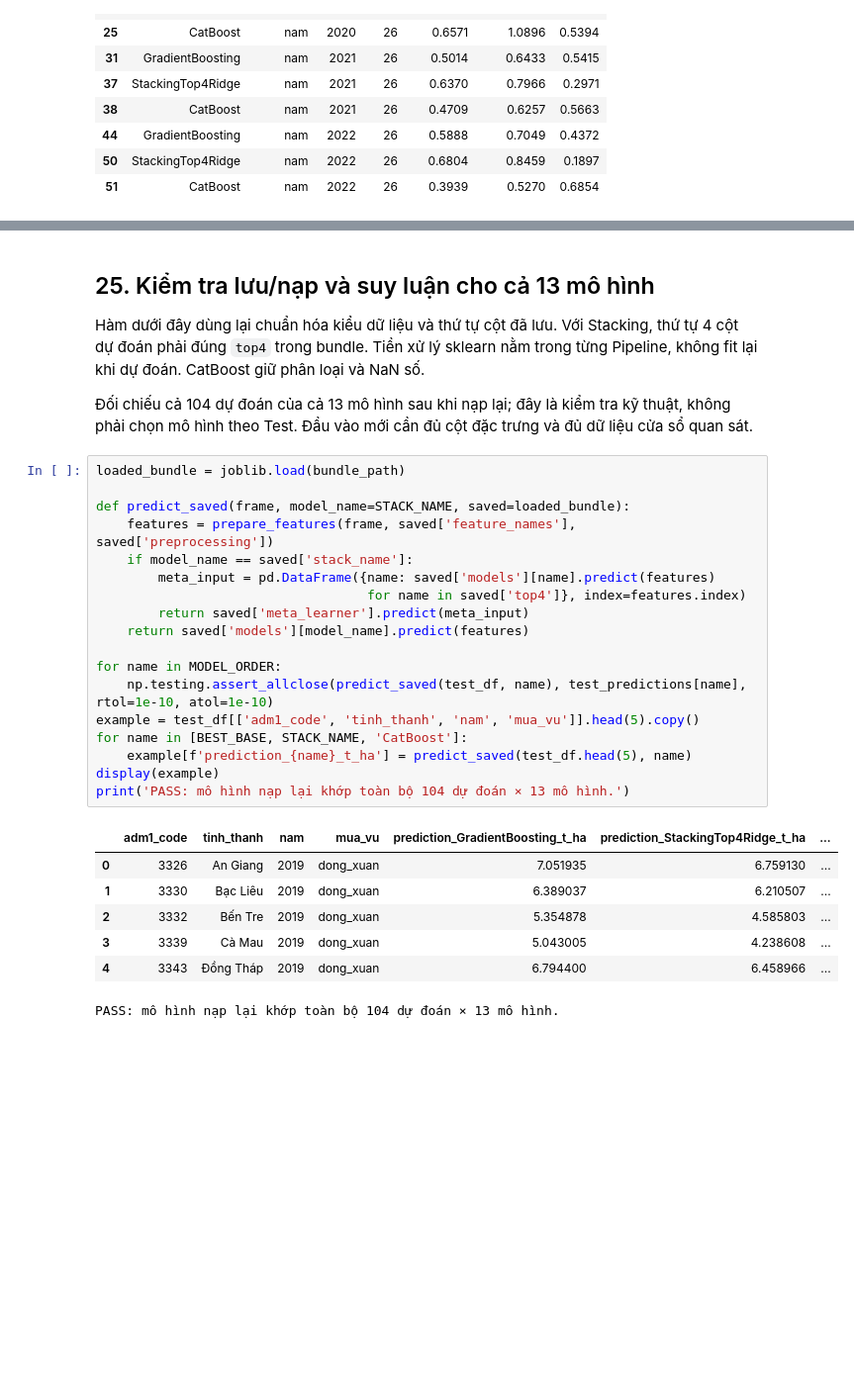
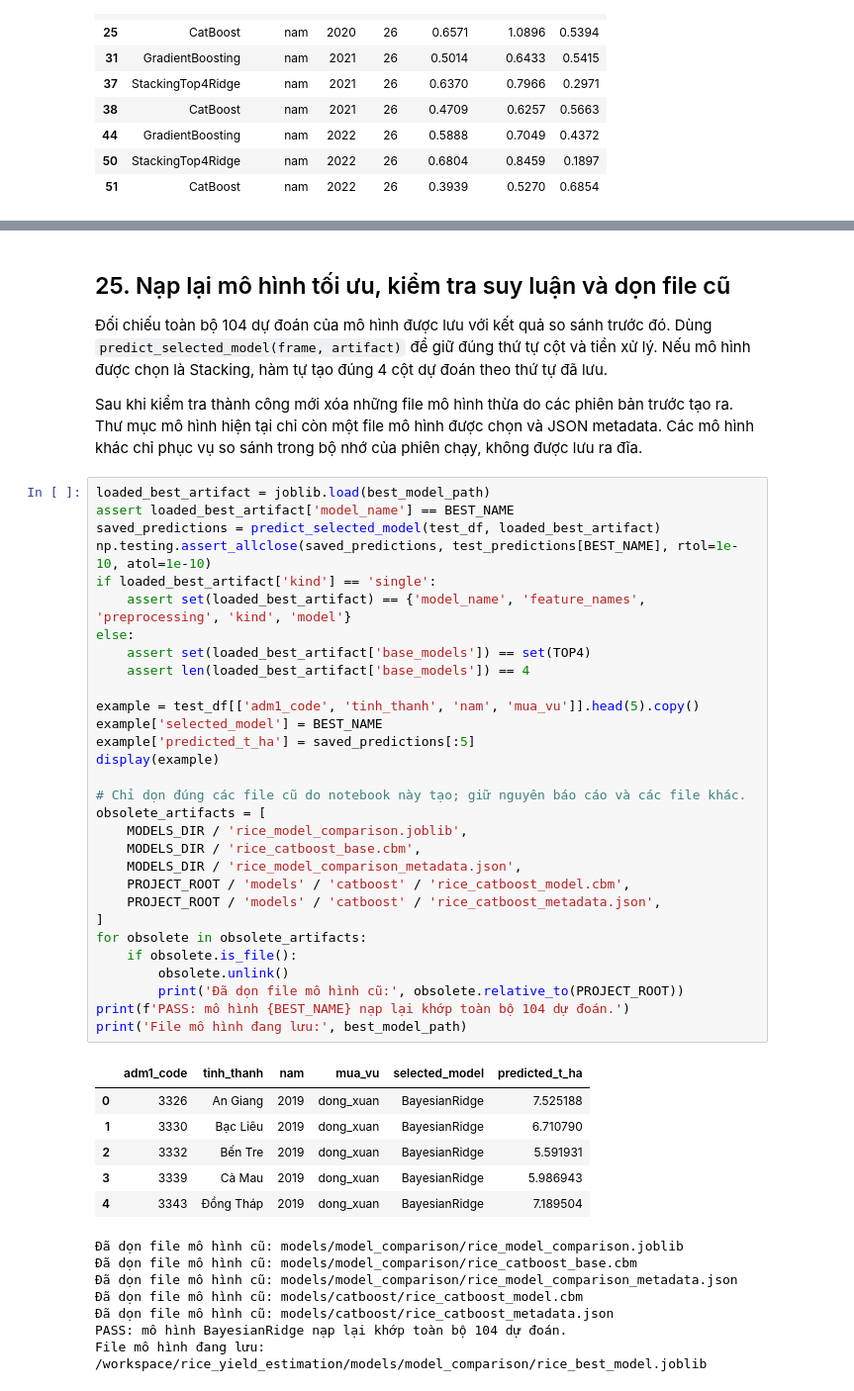
Before and after one commit to tuan-205/rice_yield_estimation, a Jupyter notebook: notebook/ensemble_training_rice_yield.ipynb, the cells around one changed output, grey strips where cells are left out. Shown at 99% size. Drawn from its saved outputs; the diff is of its cells as text; blank space fills up the shorter version.

Commit message:
Save only the best ranked rice yield model after comparison

```diff
--- a/notebook/ensemble_training_rice_yield.ipynb
+++ b/notebook/ensemble_training_rice_yield.ipynb
@@ -999,33 +1051,51 @@ Metadata: /workspace/rice_yield_estimation/models/model_comparison/rice_model_co
 Báo cáo: /workspace/rice_yield_estimation/reports/model_comparison
 # %% [markdown]
-## 25. Kiểm tra lưu/nạp và suy luận cho cả 13 mô hình
+## 25. Nạp lại mô hình tối ưu, kiểm tra suy luận và dọn file cũ
 
-Hàm dưới đây dùng lại chuẩn hóa kiểu dữ liệu và thứ tự cột đã lưu. Với Stacking, thứ tự 4 cột dự đoán phải đúng `top4` trong bundle. Tiền xử lý sklearn nằm trong từng Pipeline, không fit lại khi dự đoán. CatBoost giữ phân loại và NaN số.
+Đối chiếu toàn bộ 104 dự đoán của mô hình được lưu với kết quả so sánh trước đó. Dùng `predict_selected_model(frame, artifact)` để giữ đúng thứ tự cột và tiền xử lý. Nếu mô hình được chọn là Stacking, hàm tự tạo đúng 4 cột dự đoán theo thứ tự đã lưu.
 
-Đối chiếu cả 104 dự đoán của cả 13 mô hình sau khi nạp lại; đây là kiểm tra kỹ thuật, không phải chọn mô hình theo Test. Đầu vào mới cần đủ cột đặc trưng và đủ dữ liệu cửa sổ quan sát.
+Sau khi kiểm tra thành công mới xóa những file mô hình thừa do các phiên bản trước tạo ra. Thư mục mô hình hiện tại chỉ còn một file mô hình được chọn và JSON metadata. Các mô hình khác chỉ phục vụ so sánh trong bộ nhớ của phiên chạy, không được lưu ra đĩa.
 # %%
-loaded_bundle = joblib.load(bundle_path)
+loaded_best_artifact = joblib.load(best_model_path)
+assert loaded_best_artifact['model_name'] == BEST_NAME
+saved_predictions = predict_selected_model(test_df, loaded_best_artifact)
+np.testing.assert_allclose(saved_predictions, test_predictions[BEST_NAME], rtol=1e-10, atol=1e-10)
+if loaded_best_artifact['kind'] == 'single':
+    assert set(loaded_best_artifact) == {'model_name', 'feature_names', 'preprocessing', 'kind', 'model'}
+else:
+    assert set(loaded_best_artifact['base_models']) == set(TOP4)
+    assert len(loaded_best_artifact['base_models']) == 4
 
-def predict_saved(frame, model_name=STACK_NAME, saved=loaded_bundle):
-    features = prepare_features(frame, saved['feature_names'], saved['preprocessing'])
-    if model_name == saved['stack_name']:
-        meta_input = pd.DataFrame({name: saved['models'][name].predict(features)
-                                   for name in saved['top4']}, index=features.index)
-        return saved['meta_learner'].predict(meta_input)
-    return saved['models'][model_name].predict(features)
+example = test_df[['adm1_code', 'tinh_thanh', 'nam', 'mua_vu']].head(5).copy()
+example['selected_model'] = BEST_NAME
+example['predicted_t_ha'] = saved_predictions[:5]
+display(example)
 
-for name in MODEL_ORDER:
-    np.testing.assert_allclose(predict_saved(test_df, name), test_predictions[name], rtol=1e-10, atol=1e-10)
-example = test_df[['adm1_code', 'tinh_thanh', 'nam', 'mua_vu']].head(5).copy()
-for name in [BEST_BASE, STACK_NAME, 'CatBoost']:
-    example[f'prediction_{name}_t_ha'] = predict_saved(test_df.head(5), name)
-display(example)
-print('PASS: mô hình nạp lại khớp toàn bộ 104 dự đoán × 13 mô hình.')
+# Chỉ dọn đúng các file cũ do notebook này tạo; giữ nguyên báo cáo và các file khác.
+obsolete_artifacts = [
+    MODELS_DIR / 'rice_model_comparison.joblib',
+    MODELS_DIR / 'rice_catboost_base.cbm',
+    MODELS_DIR / 'rice_model_comparison_metadata.json',
+    PROJECT_ROOT / 'models' / 'catboost' / 'rice_catboost_model.cbm',
+    PROJECT_ROOT / 'models' / 'catboost' / 'rice_catboost_metadata.json',
+]
+for obsolete in obsolete_artifacts:
+    if obsolete.is_file():
+        obsolete.unlink()
+        print('Đã dọn file mô hình cũ:', obsolete.relative_to(PROJECT_ROOT))
+print(f'PASS: mô hình {BEST_NAME} nạp lại khớp toàn bộ 104 dự đoán.')
+print('File mô hình đang lưu:', best_model_path)
 # %% [output]
-|  | adm1_code | tinh_thanh | nam | mua_vu | prediction_GradientBoosting_t_ha | prediction_StackingTop4Ridge_t_ha | ... |
-| 0 | 3326 | An Giang | 2019 | dong_xuan | 7.051935 | 6.759130 | ... |
-| 1 | 3330 | Bạc Liêu | 2019 | dong_xuan | 6.389037 | 6.210507 | ... |
-| 2 | 3332 | Bến Tre | 2019 | dong_xuan | 5.354878 | 4.585803 | ... |
-| 3 | 3339 | Cà Mau | 2019 | dong_xuan | 5.043005 | 4.238608 | ... |
-| 4 | 3343 | Đồng Tháp | 2019 | dong_xuan | 6.794400 | 6.458966 | ... |
+|  | adm1_code | tinh_thanh | nam | mua_vu | selected_model | predicted_t_ha |
+| 0 | 3326 | An Giang | 2019 | dong_xuan | BayesianRidge | 7.525188 |
+| 1 | 3330 | Bạc Liêu | 2019 | dong_xuan | BayesianRidge | 6.710790 |
+| 2 | 3332 | Bến Tre | 2019 | dong_xuan | BayesianRidge | 5.591931 |
+| 3 | 3339 | Cà Mau | 2019 | dong_xuan | BayesianRidge | 5.986943 |
+| 4 | 3343 | Đồng Tháp | 2019 | dong_xuan | BayesianRidge | 7.189504 |
-PASS: mô hình nạp lại khớp toàn bộ 104 dự đoán × 13 mô hình.
+Đã dọn file mô hình cũ: models/model_comparison/rice_model_comparison.joblib
+Đã dọn file mô hình cũ: models/model_comparison/rice_catboost_base.cbm
+Đã dọn file mô hình cũ: models/model_comparison/rice_model_comparison_metadata.json
+Đã dọn file mô hình cũ: models/catboost/rice_catboost_model.cbm
+Đã dọn file mô hình cũ: models/catboost/rice_catboost_metadata.json
+PASS: mô hình BayesianRidge nạp lại khớp toàn bộ 104 dự đoán.
+File mô hình đang lưu: /workspace/rice_yield_estimation/models/model_comparison/rice_best_model.joblib
```
Also changed, not shown: parts of 15 cells of this notebook, 15 other files.
